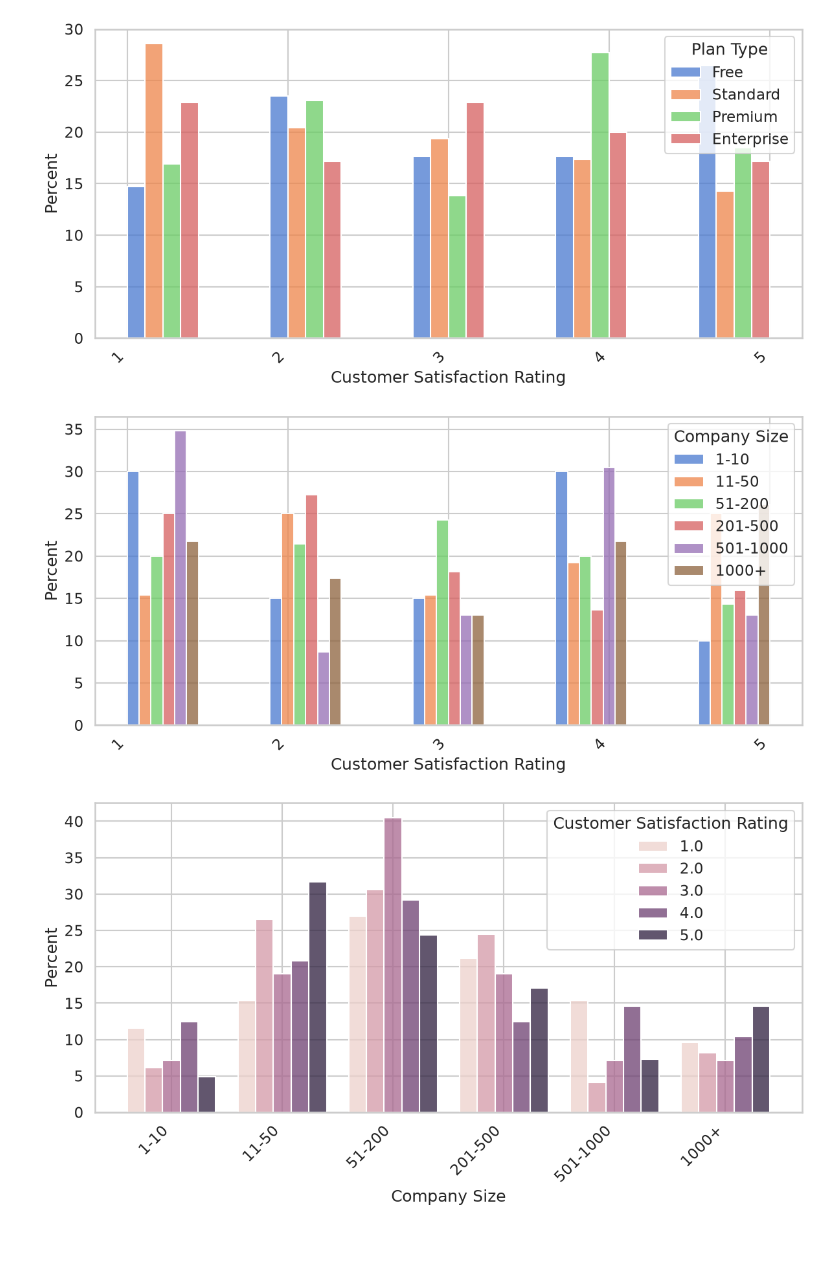
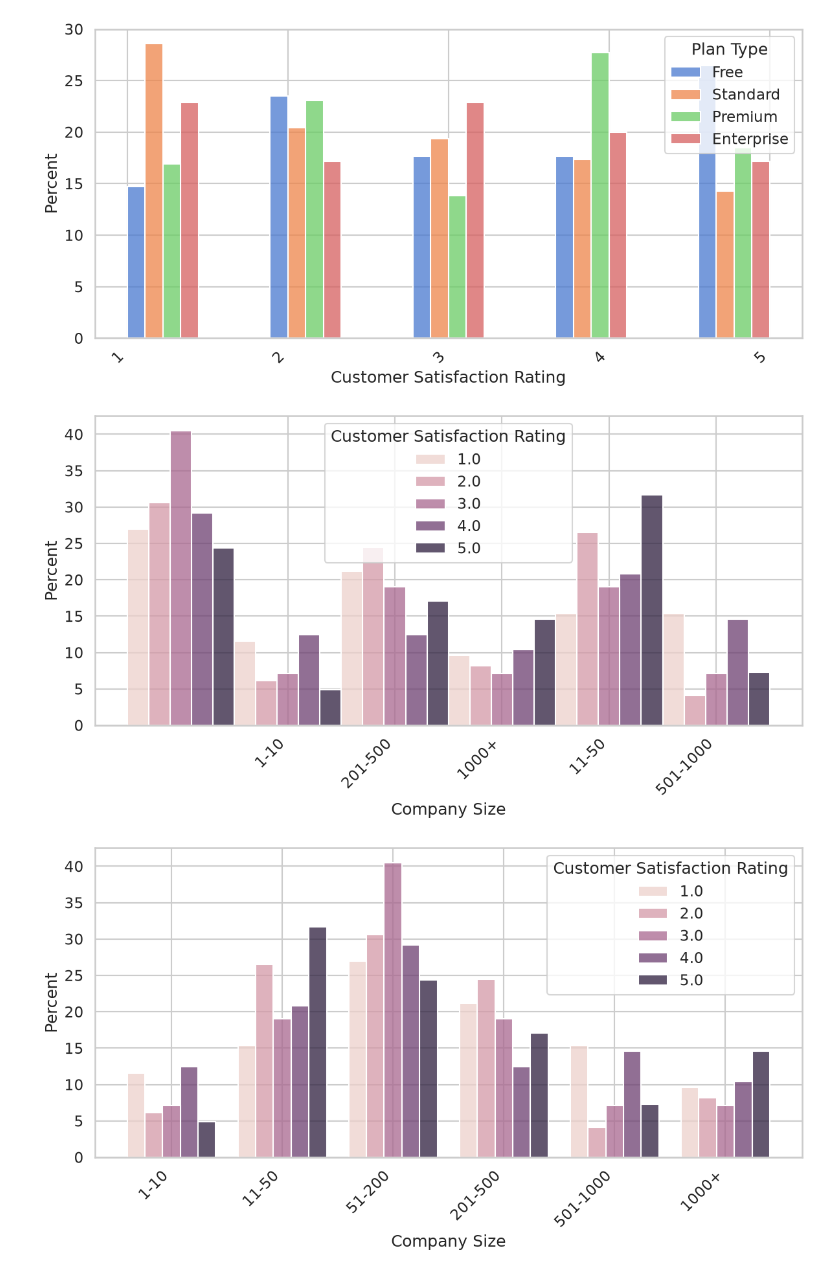
Before and after one commit to Rushik-Rsenal/AtlassianDatathon, a Jupyter notebook: potential_workflow.ipynb, the cells around one changed output. Cells and saved outputs as stored; diff of their text form; code cells hidden in the pictures; blank space fills up the shorter version.

```diff
--- a/potential_workflow.ipynb
+++ b/potential_workflow.ipynb
@@ -336,19 +381,19 @@ a = sns.histplot(
 # %%
 cancelled_tickets_loom_customers = tickets_loom_customers[tickets_loom_customers["Explicit Churn"]]
 plt.figure(figsize=(12, 6))
 plt.xticks(rotation=45, ha='right')
 plt.tight_layout()
 a = sns.histplot(
     data=cancelled_tickets_loom_customers,
-    x="Customer Satisfaction Rating",
-    hue="Company Size",
+    hue="Customer Satisfaction Rating",
+    x="Company Size",
     multiple="dodge",
     stat="percent",
     common_norm=False,
     hue_order=["1-10", "11-50", "51-200", "201-500", "501-1000", "1000+"]
 ).set_xticks([1, 2, 3, 4, 5])
 # %% [output]
-[figure, old version]
+[figure, new version]
 # %%
 cancelled_tickets_loom_customers = tickets_loom_customers[tickets_loom_customers["Explicit Churn"]]
 
```
Also changed, not shown: parts of 31 cells of this notebook, 2 other files.
